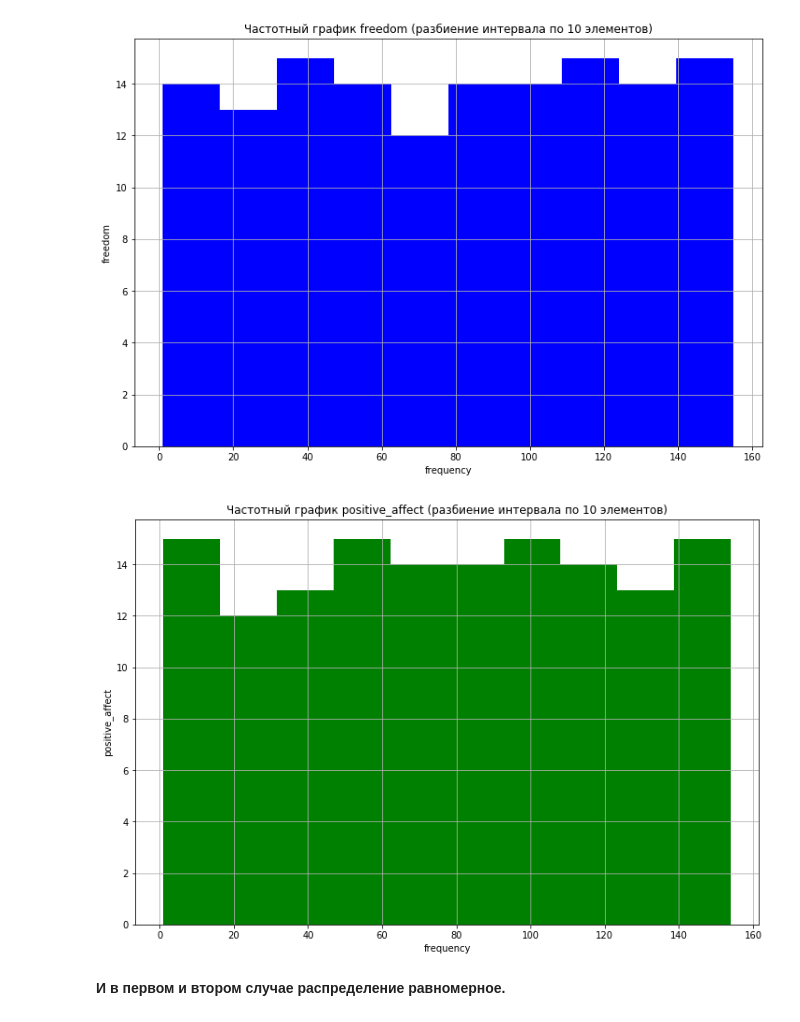
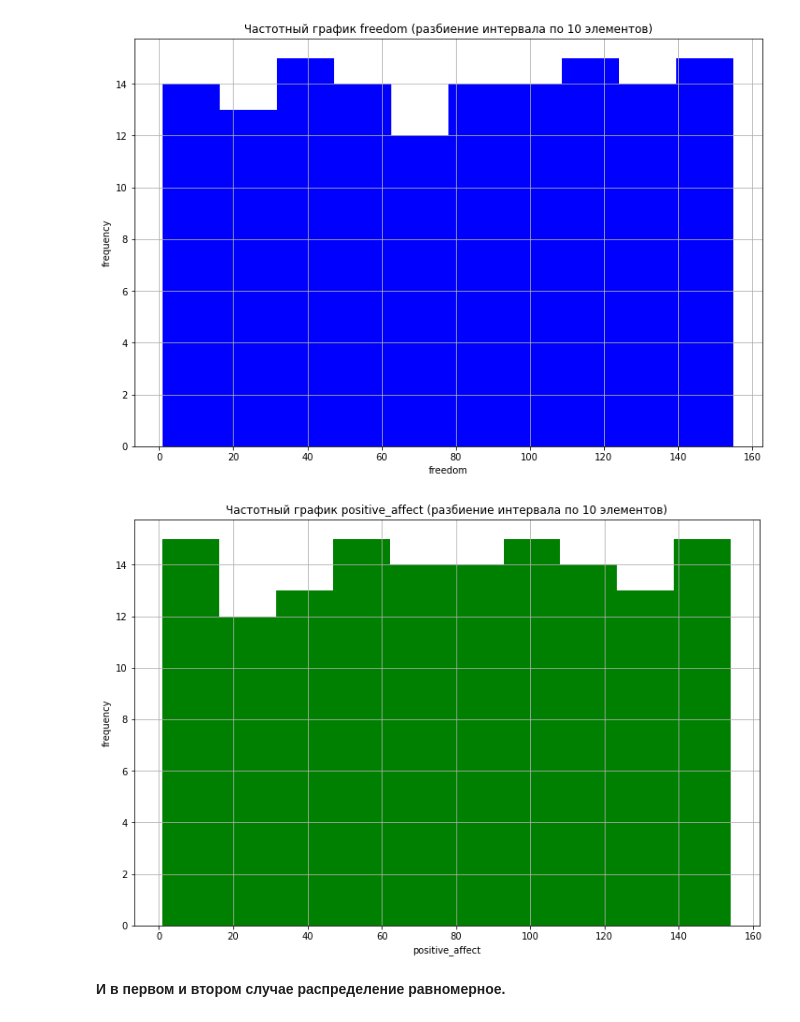
Before and after one commit to Nataroff/HOMEWORK, a Jupyter notebook: Статистика в Python/homework-3.ipynb, the cells around one changed output. Drawn from its saved outputs; the diff is of its cells as text; code cells hidden in the pictures.

```diff
--- a/Статистика в Python/homework-3.ipynb
+++ b/Статистика в Python/homework-3.ipynb
@@ -148,12 +148,12 @@ plt.grid(True)
 [figure]
 # %%
 patches = plt.hist(positive_affect, 10, color='g')
-plt.xlabel('frequency')
-plt.ylabel('positive_affect')
+plt.xlabel('positive_affect')
+plt.ylabel('frequency')
 plt.title('Частотный график positive_affect (разбиение интервала по 10 элементов)')
 plt.grid(True)
 # %% [output]
-[figure, old version]
+[figure, new version]
 # %% [markdown]
 **И в первом и втором случае распределение равномерное.**
 # %% [markdown]
```
Also changed, not shown: parts of 2 cells of this notebook.
